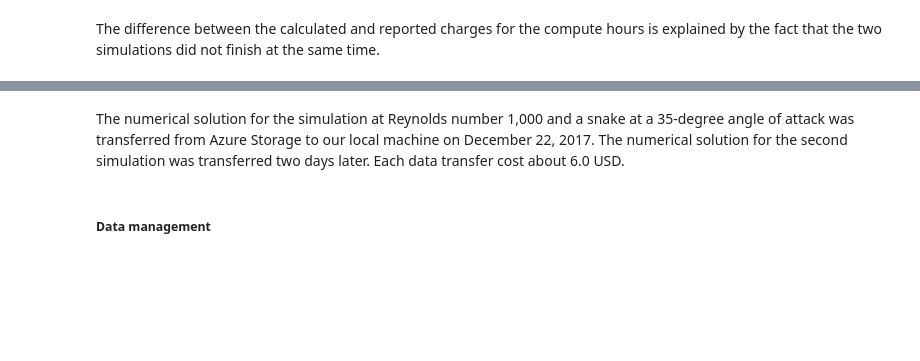
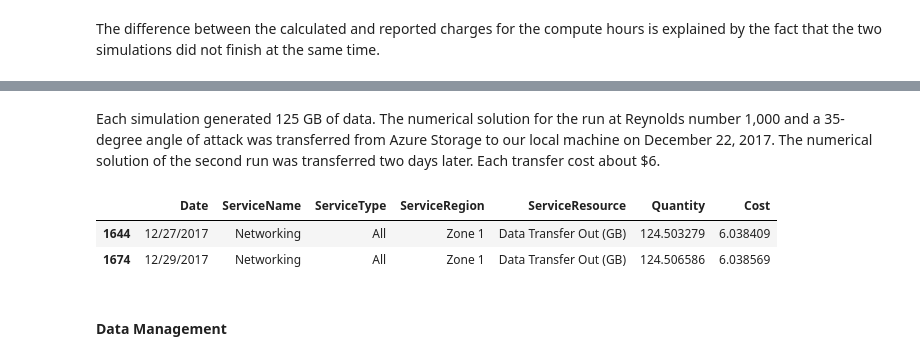
Before and after one commit to mesnardo/FlyingSnake2Cloud, a Jupyter notebook: reports/costanalysis/costanalysis.ipynb, the cells around one changed output, grey strips where cells are left out. Saved outputs shown, nothing was run; the diff lists cells and outputs as text; code cells hidden in the pictures; blank space fills up the shorter version.

```diff
--- a/reports/costanalysis/costanalysis.ipynb
+++ b/reports/costanalysis/costanalysis.ipynb
@@ -668,14 +782,19 @@ print('Networking charge: ${:.2f}'.format(subdata['Cost'].sum()))
 # %% [markdown]
-The numerical solution for the simulation at Reynolds number 1,000 and a snake at a 35-degree angle of attack was transferred from Azure Storage to our local machine on December 22, 2017.
-The numerical solution for the second simulation was transferred two days later.
-Each data transfer cost about 6.0 USD.
+Each simulation generated 125 GB of data.
+The numerical solution for the run at Reynolds number 1,000 and a 35-degree angle of attack was transferred from Azure Storage to our local machine on December 22, 2017.
+The numerical solution of the second run was transferred two days later.
+Each transfer cost about \$6.
 # %%
-mask = ((pandas.to_datetime(meshAextra_data['Date']) == '2017-12-27') |
-        (pandas.to_datetime(meshAextra_data['Date']) == '2017-12-29'))
-subdata = meshAextra_data[mask]
+mask = ((pandas.to_datetime(meshAextra['data']['Date']) == '2017-12-27') |
+        (pandas.to_datetime(meshAextra['data']['Date']) == '2017-12-29'))
+subdata = meshAextra['data'][mask]
 mask = ((subdata['ServiceName'] == 'Networking') &
         (subdata['ServiceResource'] == 'Data Transfer Out (GB)'))
 subdata[mask]
+# %% [output]
+|  | Date | ServiceName | ServiceType | ServiceRegion | ServiceResource | Quantity | Cost |
+| 1644 | 12/27/2017 | Networking | All | Zone 1 | Data Transfer Out (GB) | 124.503279 | 6.038409 |
+| 1674 | 12/29/2017 | Networking | All | Zone 1 | Data Transfer Out (GB) | 124.506586 | 6.038569 |
 # %% [markdown]
-##### Data management
+#### Data Management
 # %%
```
Also changed, not shown: parts of 93 cells of this notebook, 1 other file.
